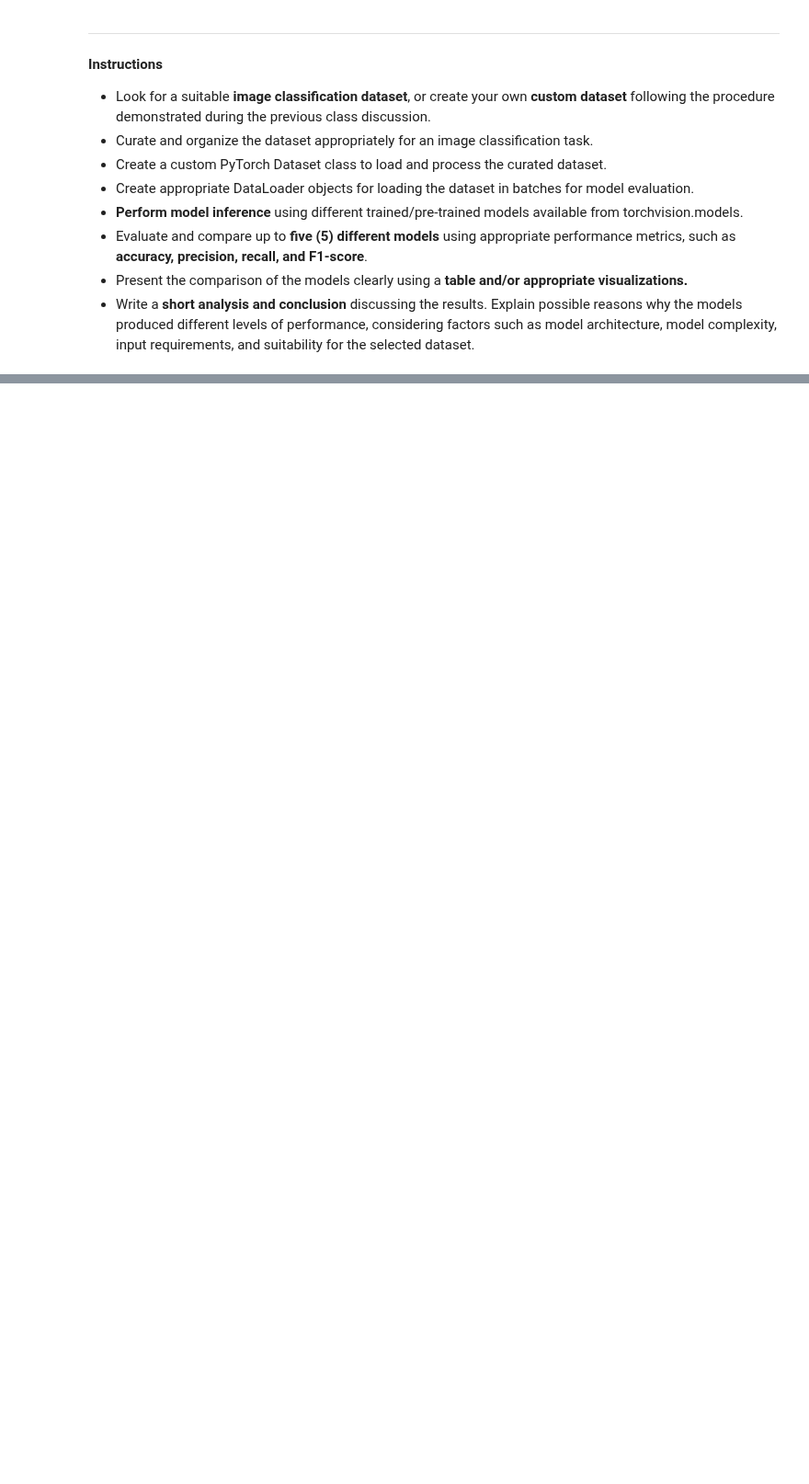
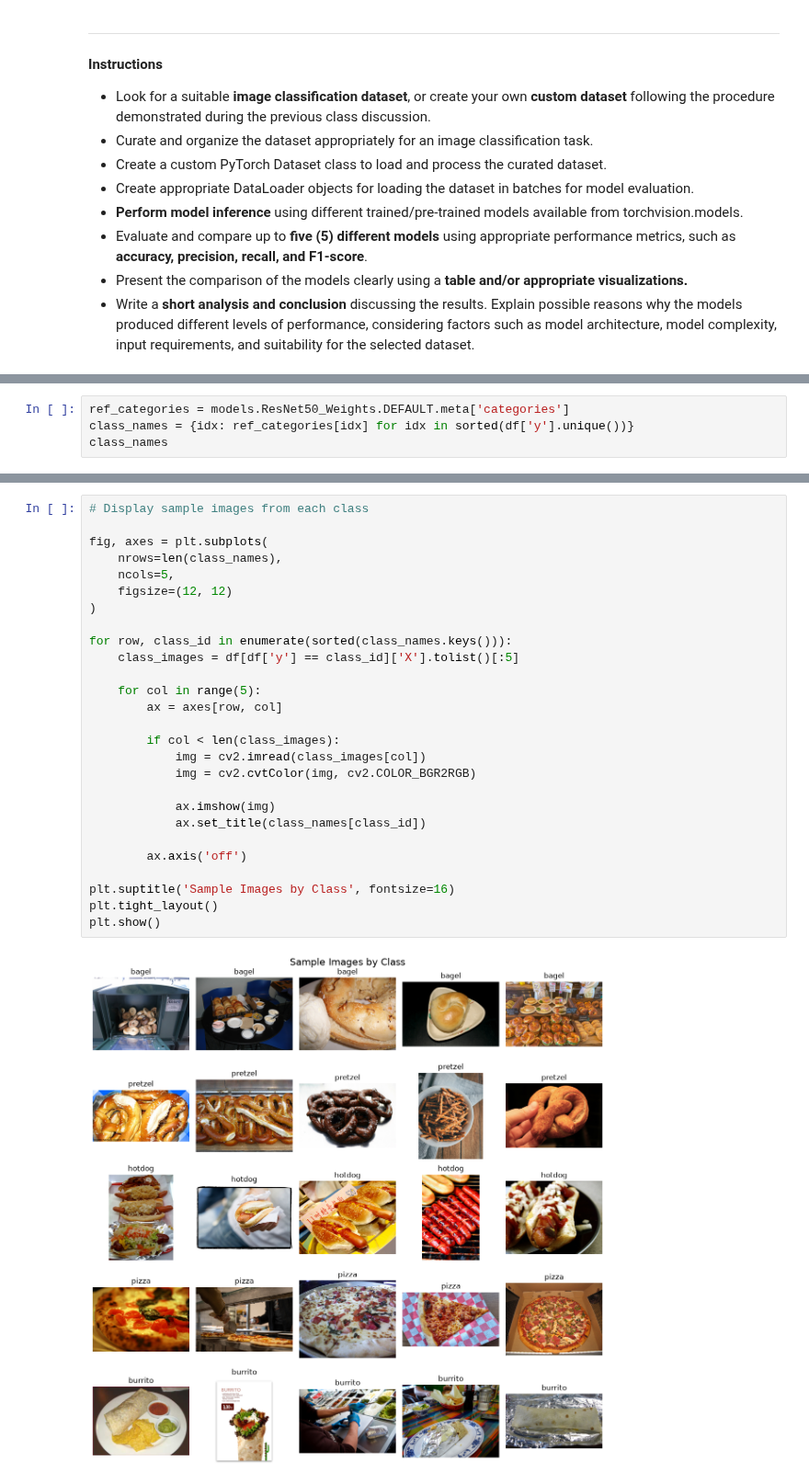
Before and after one commit to keavy707/ds-portfolio, a Jupyter notebook: activities/lab-activity-07.ipynb, the cells around one changed output, grey strips where cells are left out. Shown at 92% size. Drawn from its saved outputs; the diff is of its cells as text; blank space fills up the shorter version.

```diff
--- a/activities/lab-activity-07.ipynb
+++ b/activities/lab-activity-07.ipynb
@@ -28,0 +64,4 @@ import matplotlib.pyplot as plt
+# %%
+ref_categories = models.ResNet50_Weights.DEFAULT.meta['categories']
+class_names = {idx: ref_categories[idx] for idx in sorted(df['y'].unique())}
+class_names
@@ -28,0 +100,29 @@ import matplotlib.pyplot as plt
+# %%
+# Display sample images from each class
+
+fig, axes = plt.subplots(
+    nrows=len(class_names),
+    ncols=5,
+    figsize=(12, 12)
+)
+
+for row, class_id in enumerate(sorted(class_names.keys())):
+    class_images = df[df['y'] == class_id]['X'].tolist()[:5]
+
+    for col in range(5):
+        ax = axes[row, col]
+
+        if col < len(class_images):
+            img = cv2.imread(class_images[col])
+            img = cv2.cvtColor(img, cv2.COLOR_BGR2RGB)
+
+            ax.imshow(img)
+            ax.set_title(class_names[class_id])
+
+        ax.axis('off')
+
+plt.suptitle('Sample Images by Class', fontsize=16)
+plt.tight_layout()
+plt.show()
+# %% [output]
+[figure, added]
```
Also changed, not shown: parts of 16 cells of this notebook, 25 other files.
